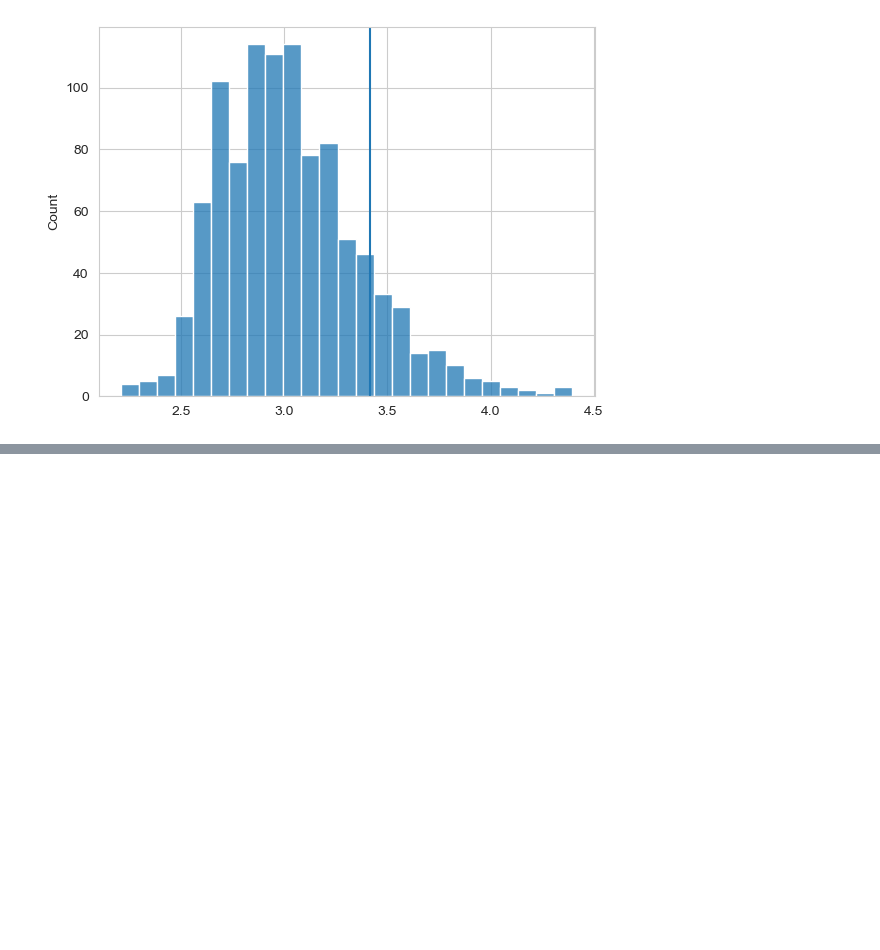
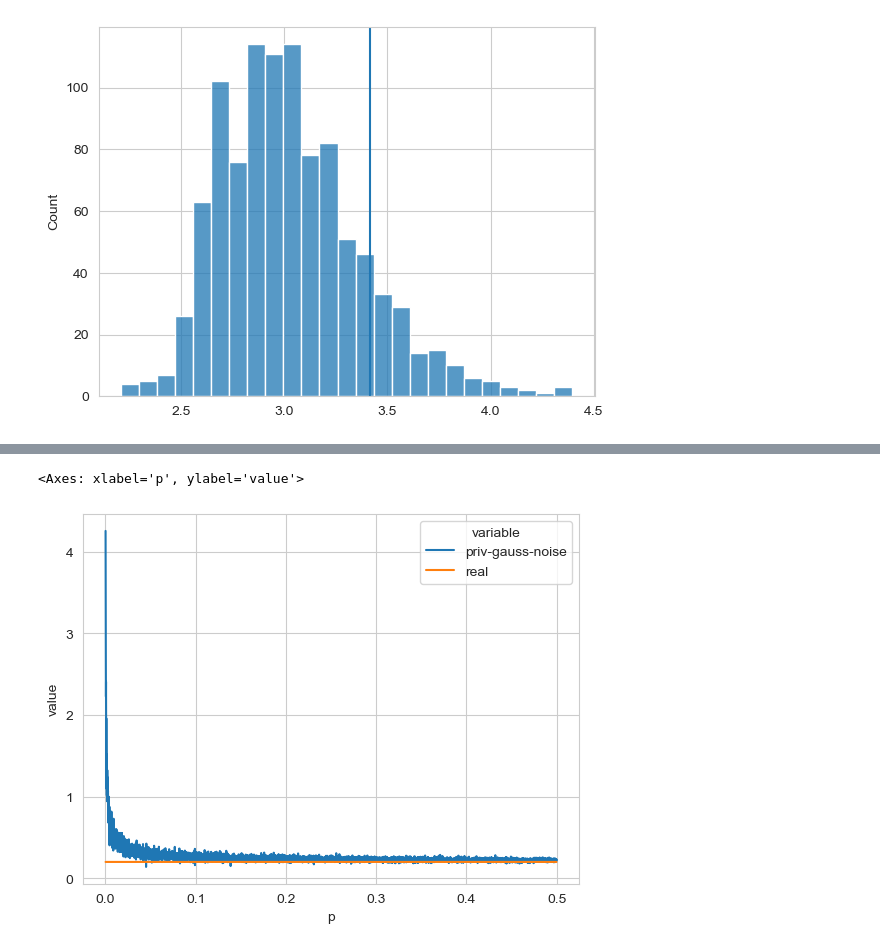
Before and after one commit to lukas681/private-mst, a Jupyter notebook: mst.ipynb, the cells around one changed output, grey strips where cells are left out. Cells and saved outputs as stored; diff of their text form; code cells hidden in the pictures; blank space fills up the shorter version.

```diff
--- a/mst.ipynb
+++ b/mst.ipynb
@@ -174,0 +150,11 @@ plt.show()
+# %%
+df = pd.DataFrame()
+(T2, real_weight) = private_mst(0, d, dataset, priv=False)
+for p in np.arange(0.0001,0.5, 0.0001):
+    (T1, private_weight) = private_mst(p, d, dataset)
+    row = {
+        "p": p,
+        "priv-gauss-noise": private_weight,
+        "real": real_weight}
+    df = df.append(row, ignore_index=True)
+print(df)
@@ -174,0 +176,6 @@ plt.show()
+# %%
+sb.lineplot(x='p', y='value', hue='variable',
+             data=pd.melt(df, ['p']))
+# %% [output]
+<Axes: xlabel='p', ylabel='value'>
+[figure, added]
```
Also changed, not shown: parts of 6 cells of this notebook.
